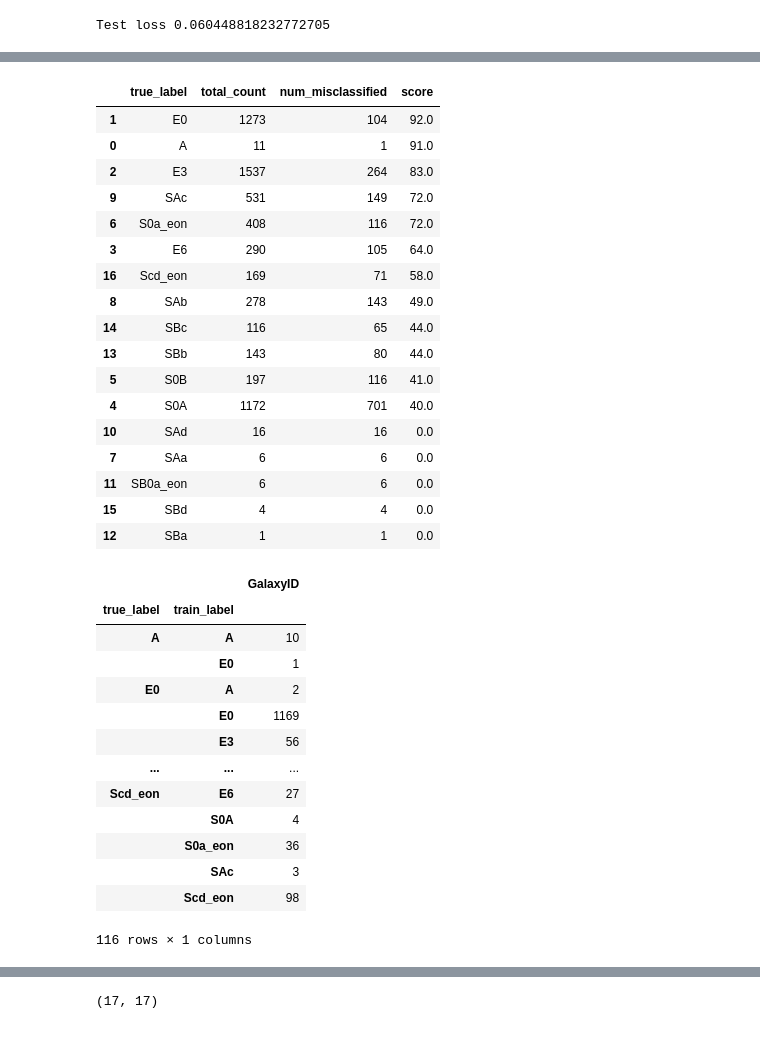
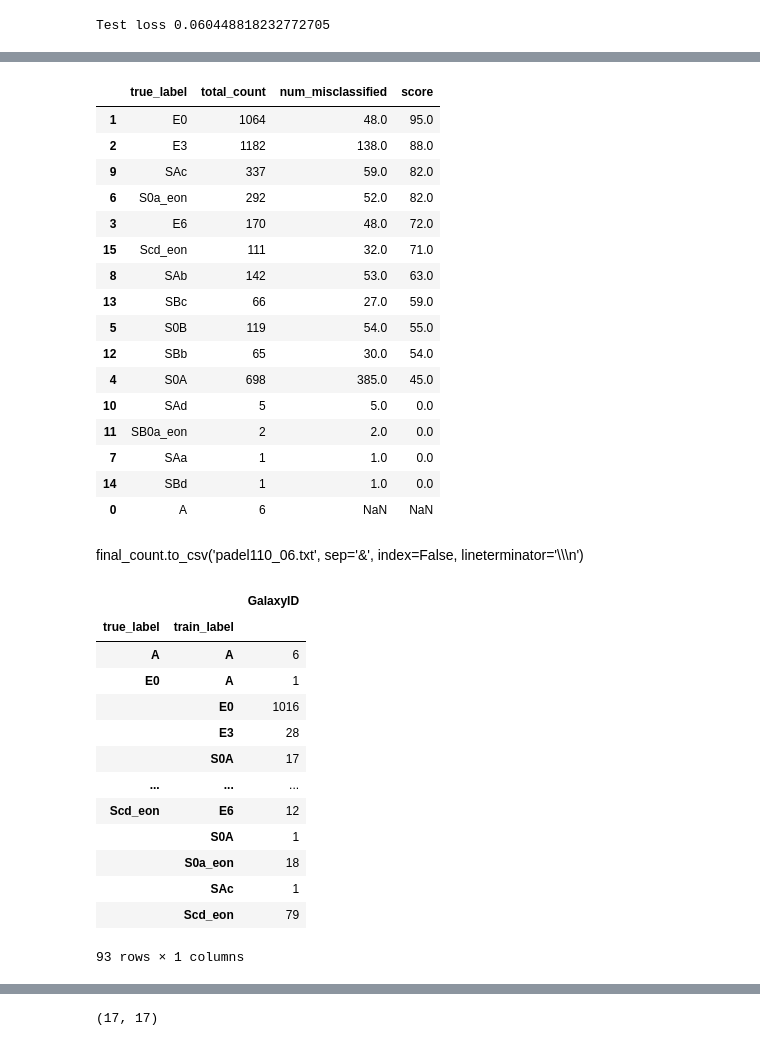
Before and after one commit to margherita-lera/GalaxyClassifier, a Jupyter notebook: jungle_confusion.ipynb, the cells around one changed output, grey strips where cells are left out. Saved outputs shown, nothing was run; the diff lists cells and outputs as text; code cells hidden in the pictures.

```diff
--- a/jungle_confusion.ipynb
+++ b/jungle_confusion.ipynb
@@ -42,16 +42,19 @@ class GalaxyJungle(Dataset):
         return image, label, gal_id
 # %%
 class GalaxyNet(nn.Module):
-    def __init__(self, activation, initialization=False, mappy=False, is_rgb=False):
+    def __init__(self, activation,mappy=False, initialization=False, is_rgb=False):
         super().__init__()
-
         self.mappy = mappy
         rgb = 3 if is_rgb else 1
         input_size = 128
         num_labels = 37
+
         self.loss_dict = {'batch' : [], 'epoch' : [], 'vbatch' : [], 'vepoch' : []}
         self.activation = activation
 
+
+        ## convolutional layers
+        ## convolutional layers
         self.convs = nn.Sequential(
             nn.Conv2d(rgb, 16, 3, padding='same', bias=False),
             self.activation(),
@@ -152,7 +155,7 @@ loss_function = nn.MSELoss()
 
 ### to resume training uncomment next lines
 ## NOTE: the loss_dict will be empty, remember which is the last loss_{}.pickle file of previous trainings to append the values all together
-loader = torch.load('./model_optim_110.pt', weights_only=True)
+loader = torch.load('./padel.pt', weights_only=True)
 model.load_state_dict(loader['model_state_dict'])
 # %% [output]
 Convs output size: 2
@@ -202,3 +205,14 @@ true_results['true_label'] = true_results.iloc[:,1:].idxmax(axis=1)
 true_results['true_value'] = true_results.iloc[:,1:-1].max(axis=1)
 #display(train_results)
 #display(true_results)
+# %%
+b=true_results.drop(columns=['true_label','true_value']).to_numpy()
+l=[]
+for i in b:
+    l.append(sorted(i, reverse=True)[:3])
+    x=pd.DataFrame(l,columns=['GalaxyID','max1','max2'])
+x['difference']=x['max1']-x['max2']
+display(x)
+true_results['difference']=x['difference'].values
+display(true_results)
+true_new = true_results[true_results['difference']>0.1]
@@ -205,34 +246,33 @@ true_results['true_value'] = true_results.iloc[:,1:-1].max(axis=1)
 # %%
 
 
-true_new = true_results
+#true_new = true_results
 #true_new = true_results[true_results['true_value'] > 0.6]
 #train_new=train_results[train_results['train_value']>0.4]
 confronto=pd.merge(train_results[['GalaxyID','train_label']], true_new[['GalaxyID','true_label']], on='GalaxyID')
 total_count=confronto.groupby('true_label').size().reset_index(name='total_count')
 mislabels = confronto[confronto['train_label'] != confronto['true_label']]
 
 count=mislabels.groupby('true_label').size().reset_index(name='num_misclassified').sort_values(by='num_misclassified', ascending=False)
 final_count= pd.merge(total_count, count, on='true_label', how='left').sort_values(by='num_misclassified', ascending=False)
 final_count['score'] = (np.round((1 - final_count['num_misclassified'] / final_count['total_count']),2)*100)
 final_count.sort_values(by='score', ascending=False, inplace=True)
 display(final_count)
 # %% [output]
 |  | true_label | total_count | num_misclassified | score |
-| 1 | E0 | 1273 | 104 | 92.0 |
-| 0 | A | 11 | 1 | 91.0 |
-| 2 | E3 | 1537 | 264 | 83.0 |
-| 9 | SAc | 531 | 149 | 72.0 |
-| 6 | S0a_eon | 408 | 116 | 72.0 |
-| 3 | E6 | 290 | 105 | 64.0 |
-| 16 | Scd_eon | 169 | 71 | 58.0 |
-| 8 | SAb | 278 | 143 | 49.0 |
-| 14 | SBc | 116 | 65 | 44.0 |
-| 13 | SBb | 143 | 80 | 44.0 |
-| 5 | S0B | 197 | 116 | 41.0 |
-| 4 | S0A | 1172 | 701 | 40.0 |
-| 10 | SAd | 16 | 16 | 0.0 |
-| 7 | SAa | 6 | 6 | 0.0 |
-| 11 | SB0a_eon | 6 | 6 | 0.0 |
-| 15 | SBd | 4 | 4 | 0.0 |
-| 12 | SBa | 1 | 1 | 0.0 |
+| 1 | E0 | 1064 | 48.0 | 95.0 |
+| 2 | E3 | 1182 | 138.0 | 88.0 |
+| 9 | SAc | 337 | 59.0 | 82.0 |
+| 6 | S0a_eon | 292 | 52.0 | 82.0 |
+| 3 | E6 | 170 | 48.0 | 72.0 |
+| 15 | Scd_eon | 111 | 32.0 | 71.0 |
+| 8 | SAb | 142 | 53.0 | 63.0 |
+| 13 | SBc | 66 | 27.0 | 59.0 |
+| 5 | S0B | 119 | 54.0 | 55.0 |
+| 12 | SBb | 65 | 30.0 | 54.0 |
+| 4 | S0A | 698 | 385.0 | 45.0 |
+| 10 | SAd | 5 | 5.0 | 0.0 |
+| 11 | SB0a_eon | 2 | 2.0 | 0.0 |
+| 7 | SAa | 1 | 1.0 | 0.0 |
+| 14 | SBd | 1 | 1.0 | 0.0 |
+| 0 | A | 6 | NaN | NaN |
@@ -242,3 +279,6 @@ final_count.to_csv('padel110_06.txt', sep='&', index=False, lineterminator='\\\\
+# %% [markdown]
+
+final_count.to_csv('padel110_06.txt', sep='&', index=False, lineterminator='\\\\\n')
 # %%
 x=confronto.groupby(['true_label','train_label']).count()
 #pd.set_option('display.max_rows', None)
@@ -246,18 +286,18 @@ x
 # %% [output]
 |  |  | GalaxyID |
 | true_label | train_label |  |
-| A | A | 10 |
-|  | E0 | 1 |
-| E0 | A | 2 |
-|  | E0 | 1169 |
-|  | E3 | 56 |
+| A | A | 6 |
+| E0 | A | 1 |
+|  | E0 | 1016 |
+|  | E3 | 28 |
+|  | S0A | 17 |
 | ... | ... | ... |
-| Scd_eon | E6 | 27 |
-|  | S0A | 4 |
-|  | S0a_eon | 36 |
-|  | SAc | 3 |
-|  | Scd_eon | 98 |
+| Scd_eon | E6 | 12 |
+|  | S0A | 1 |
+|  | S0a_eon | 18 |
+|  | SAc | 1 |
+|  | Scd_eon | 79 |
-116 rows × 1 columns
+93 rows × 1 columns
 # %%
 y=confronto
 all_classes = ['E0', 'E3','E6','S0A', 'S0B', 'S0a_eon', 'SB0a_eon', 'Scd_eon', 'SAa','SAb', 'SAc', 'SAd', 'SBa', 'SBb', 'SBc', 'SBd', 'A']
```
Also changed, not shown: parts of 8 cells of this notebook, 2 other files.
